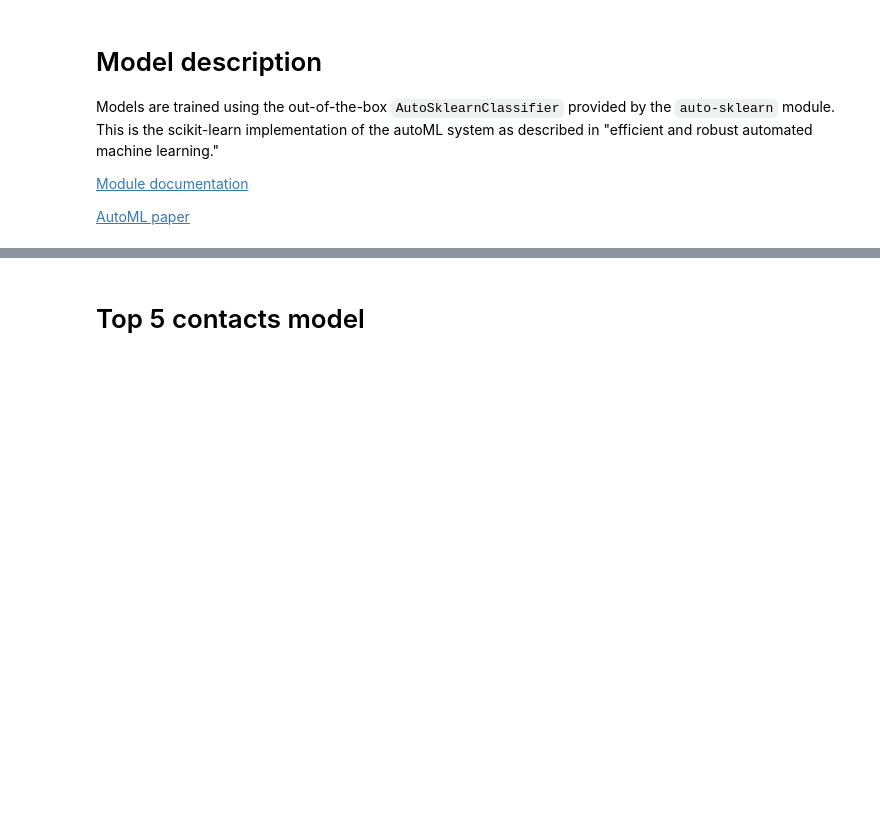
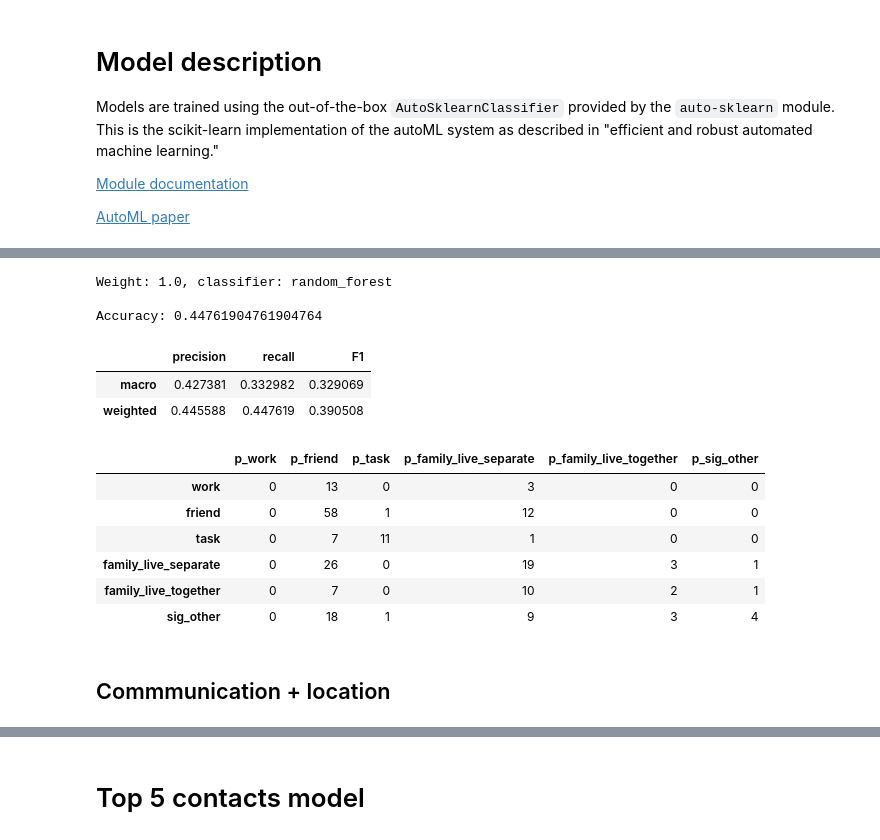
Before and after one commit to tliu526/relationship-prediction, a Jupyter notebook: model/automl.ipynb, the cells around one changed output, grey strips where cells are left out. Cells and saved outputs as stored; diff of their text form; code cells hidden in the pictures; blank space fills up the shorter version.

```diff
--- a/model/automl.ipynb
+++ b/model/automl.ipynb
@@ -133,0 +207,37 @@ Models are trained using the out-of-the-box `AutoSklearnClassifier` provided by
+# %%
+# TODO switch to top 5
+
+rand_forest_top_5_demo_model = pickle.load(open('rand_forest_top_5_demo_contact_type.automl', 'rb'))
+rand_forest_top_5_demo_pred = pickle.load(open('rand_forest_top_5_demo_contact_type.predict', 'rb'))
+# %%
+top_5_demo_train = pickle.load(open('../data/top_5_demo_train_features.df', 'rb'))
+top_5_demo_test =  pickle.load(open('../data/top_5_demo_test_features.df', 'rb'))
+
+train_data = top_5_demo_train.replace(replace_dict)
+test_data = top_5_demo_test.replace(replace_dict)
+
+train_y = train_data['contact_type']
+train_X = train_data.drop(['contact_type', 'pid', 'combined_hash'], axis=1)
+test_y = test_data['contact_type']
+test_X = test_data.drop(['contact_type', 'pid', 'combined_hash'], axis=1)
+# %%
+top_5_demo_ensemble = rand_forest_top_5_demo_model.get_models_with_weights()
+print_ensemble(top_5_demo_ensemble)
+print()
+print_metrics(test_y, rand_forest_top_5_demo_pred)
+# %% [output]
+Weight: 1.0, classifier: random_forest
+
+Accuracy: 0.44761904761904764
+|  | precision | recall | F1 |
+| macro | 0.427381 | 0.332982 | 0.329069 |
+| weighted | 0.445588 | 0.447619 | 0.390508 |
+|  | p_work | p_friend | p_task | p_family_live_separate | p_family_live_together | p_sig_other |
+| work | 0 | 13 | 0 | 3 | 0 | 0 |
+| friend | 0 | 58 | 1 | 12 | 0 | 0 |
+| task | 0 | 7 | 11 | 1 | 0 | 0 |
+| family_live_separate | 0 | 26 | 0 | 19 | 3 | 1 |
+| family_live_together | 0 | 7 | 0 | 10 | 2 | 1 |
+| sig_other | 0 | 18 | 1 | 9 | 3 | 4 |
+# %% [markdown]
+## Commmunication + location
```
Also changed, not shown: parts of 64 cells of this notebook.
